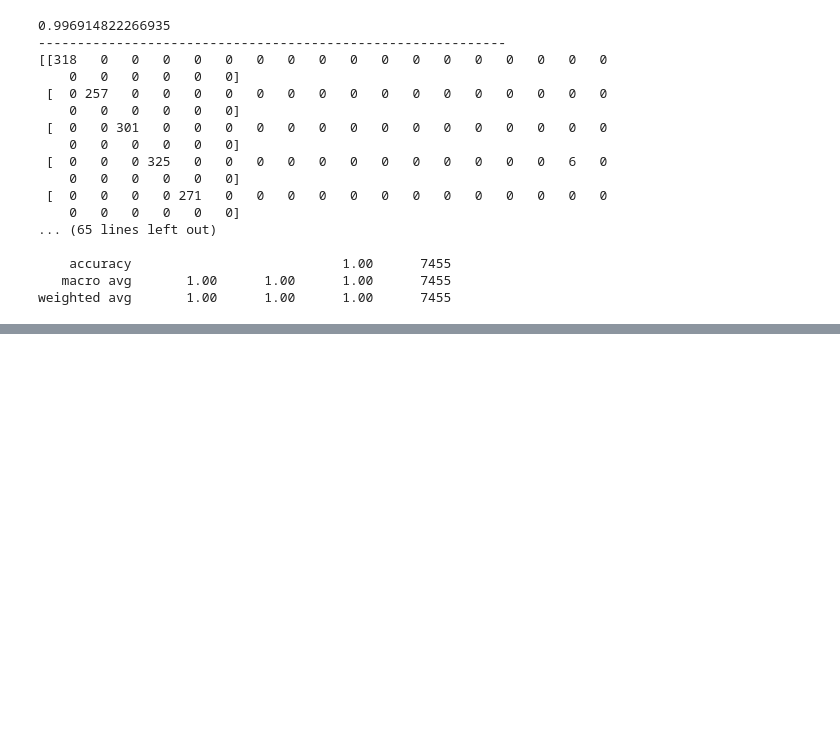
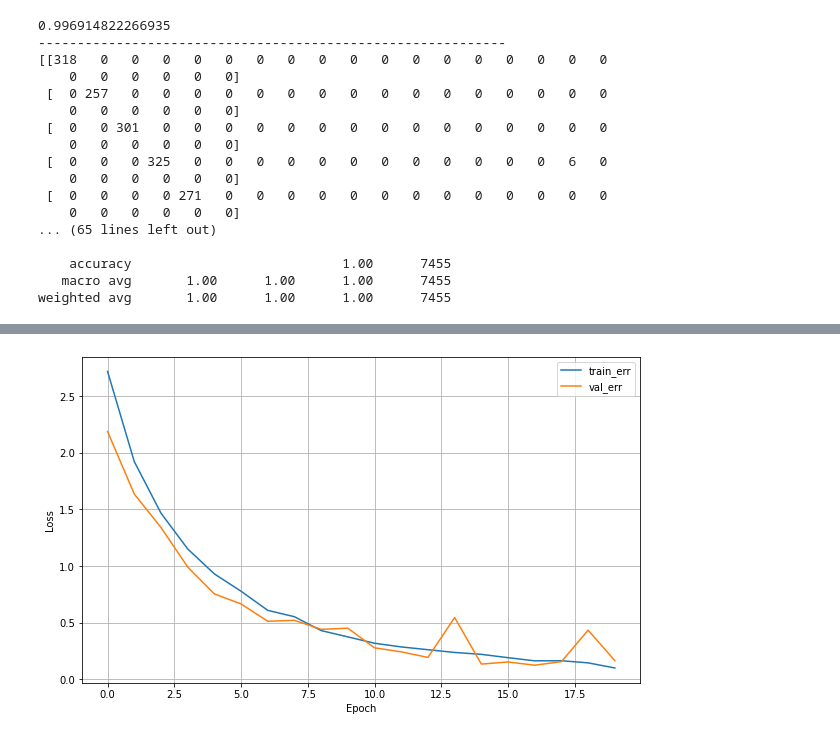
Before and after one commit to hardids/Sign-Language-Translation, a Jupyter notebook: modeling/modeling.ipynb, the cells around one changed output, grey strips where cells are left out. Saved outputs shown, nothing was run; the diff lists cells and outputs as text; code cells hidden in the pictures; blank space fills up the shorter version.

```diff
--- a/modeling/modeling.ipynb
+++ b/modeling/modeling.ipynb
@@ -287,3 +287,13 @@ print(classification_report(cn[y_val], cn[p1_1]))
     accuracy                           1.00      7455
    macro avg       1.00      1.00      1.00      7455
 weighted avg       1.00      1.00      1.00      7455
+# %%
+clear_session()
+
+m2 = Sequential()
+m2.add(LSTM(28, activation = 'relu', input_shape=(28, 28)))
+m2.add(Dense(128, activation='relu'))
+m2.add(Dense(64, activation='relu'))
+m2.add(Dense(25, activation='softmax'))
+
+m2.summary()
@@ -289,0 +318,3 @@ weighted avg       1.00      1.00      1.00      7455
+# %%
+m2.compile(optimizer='adam', loss='sparse_categorical_crossentropy')
+history = m2.fit(x_train2, y_train2, epochs = 20, validation_split=0.2).history
@@ -290,3 +339,7 @@ weighted avg       1.00      1.00      1.00      7455
+# %%
+dl_history_plot(history)
+# %% [output]
+[figure, added]
 # %%
 img = cv2.imread('./test_data/KakaoTalk_20221122_113013645_01.jpg', cv2.IMREAD_GRAYSCALE)
 img = cv2.resize(img, (28, 28))
```
Also changed, not shown: parts of 5 cells of this notebook.
